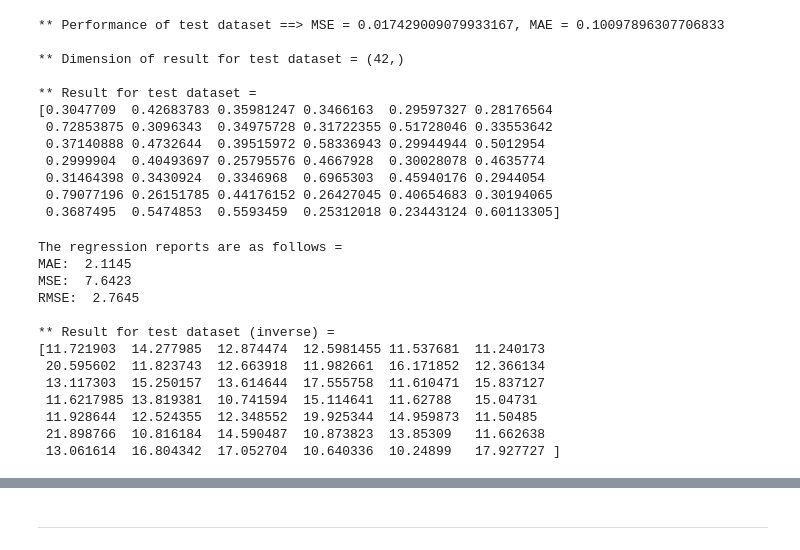
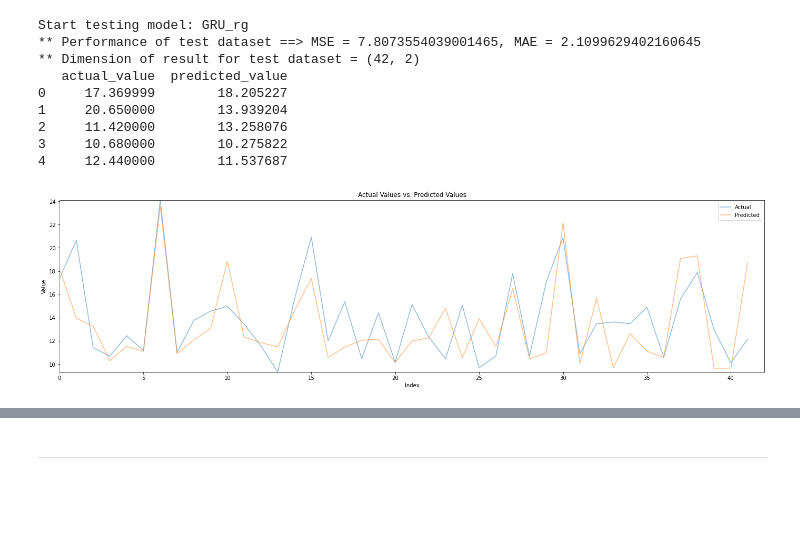
Before and after one commit to ClustProject/KUDataRegression, a Jupyter notebook: Test.ipynb, the cells around one changed output, grey strips where cells are left out. Drawn from its saved outputs; the diff is of its cells as text; code cells hidden in the pictures; blank space fills up the shorter version.

```diff
--- a/Test.ipynb
+++ b/Test.ipynb
@@ -209,37 +45,23 @@ Start testing data
 # %%
+# Case 2. GRU (w/o data representation)
+model_name = 'GRU_rg'
+model_params = config.model_config[model_name]
+data_reg = mr.Regression(model_params)
+pred, mse, mae = data_reg.pred_data(test_x, test_y, y_scaler, best_model_path=model_params["best_model_path"])  # 예측
+
+# 예측 결과 확인
 print(f'** Performance of test dataset ==> MSE = {mse}, MAE = {mae}')
-print(f'\n** Dimension of result for test dataset = {pred.shape}')
-print(f'\n** Result for test dataset = \n{pred}')
+print(f'** Dimension of result for test dataset = {pred.shape}')
+print(pred.head())
+utils.get_plot(pred)
 # %% [output]
-** Performance of test dataset ==> MSE = 0.017429009079933167, MAE = 0.10097896307706833
-
-** Dimension of result for test dataset = (42,)
-
-** Result for test dataset =
-[0.3047709  0.42683783 0.35981247 0.3466163  0.29597327 0.28176564
- 0.72853875 0.3096343  0.34975728 0.31722355 0.51728046 0.33553642
- 0.37140888 0.4732644  0.39515972 0.58336943 0.29944944 0.5012954
- 0.2999904  0.40493697 0.25795576 0.4667928  0.30028078 0.4635774
- 0.31464398 0.3430924  0.3346968  0.6965303  0.45940176 0.2944054
- 0.79077196 0.26151785 0.44176152 0.26427045 0.40654683 0.30194065
- 0.3687495  0.5474853  0.5593459  0.25312018 0.23443124 0.60113305]
+Start testing model: GRU_rg
+** Performance of test dataset ==> MSE = 7.8073554039001465, MAE = 2.1099629402160645
+** Dimension of result for test dataset = (42, 2)
+   actual_value  predicted_value
+0     17.369999        18.205227
+1     20.650000        13.939204
+2     11.420000        13.258076
+3     10.680000        10.275822
+4     12.440000        11.537687
+[figure, added]
-# %%
-test_y_inverse = y_scaler.inverse_transform(test_y.reshape(test_y.shape[0], -1)).flatten()
-pred_y_inverse = y_scaler.inverse_transform(pred.reshape(pred.shape[0], -1)).flatten()
-mae, mse, rmse = regression_report (test_y_inverse, pred_y_inverse)
-
-print(f'\n** Result for test dataset (inverse) = \n{pred_y_inverse}')
-# %% [output]
-The regression reports are as follows =
-MAE:  2.1145
-MSE:  7.6423
-RMSE:  2.7645
-
-** Result for test dataset (inverse) =
-[11.721903  14.277985  12.874474  12.5981455 11.537681  11.240173
- 20.595602  11.823743  12.663918  11.982661  16.171852  12.366134
- 13.117303  15.250157  13.614644  17.555758  11.610471  15.837127
- 11.6217985 13.819381  10.741594  15.114641  11.62788   15.04731
- 11.928644  12.524355  12.348552  19.925344  14.959873  11.50485
- 21.898766  10.816184  14.590487  10.873823  13.85309   11.662638
- 13.061614  16.804342  17.052704  10.640336  10.24899   17.927727 ]
```
Also changed, not shown: parts of 25 cells of this notebook, 13 other files.
